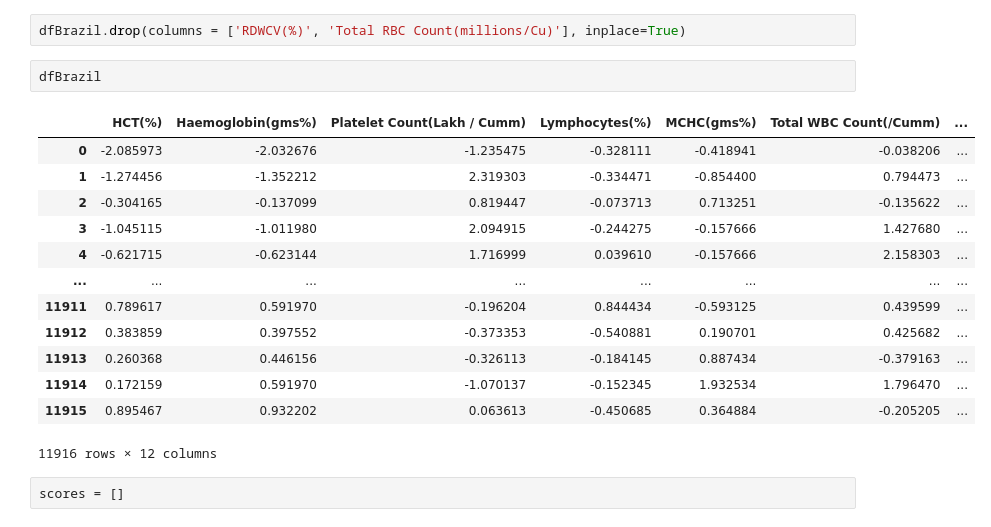
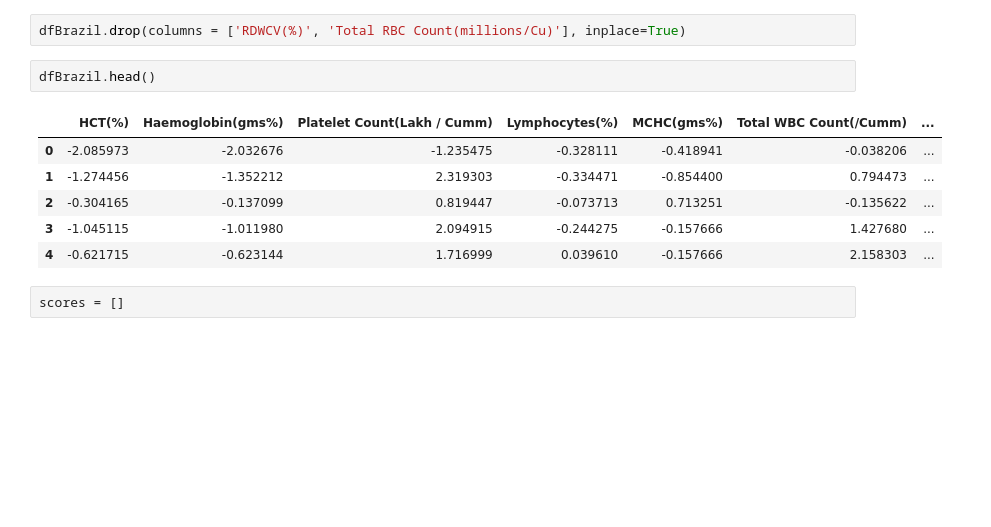
Before and after one commit to debashreebanerjee/COVIPRED-INDIAN, a Jupyter notebook: Codes/Brazil.ipynb, the cells around one changed output. Cells and saved outputs as stored; diff of their text form; blank space fills up the shorter version.

```diff
--- a/Codes/Brazil.ipynb
+++ b/Codes/Brazil.ipynb
@@ -185,21 +185,14 @@ Index(['HCT(%)', 'Haemoglobin(gms%)', 'Platelet Count(Lakh / Cumm)',
 # %%
 dfBrazil.drop(columns = ['RDWCV(%)', 'Total RBC Count(millions/Cu)'], inplace=True)
 # %%
-dfBrazil
+dfBrazil.head()
 # %% [output]
 |  | HCT(%) | Haemoglobin(gms%) | Platelet Count(Lakh / Cumm) | Lymphocytes(%) | MCHC(gms%) | Total WBC Count(/Cumm) | ... |
 | 0 | -2.085973 | -2.032676 | -1.235475 | -0.328111 | -0.418941 | -0.038206 | ... |
 | 1 | -1.274456 | -1.352212 | 2.319303 | -0.334471 | -0.854400 | 0.794473 | ... |
 | 2 | -0.304165 | -0.137099 | 0.819447 | -0.073713 | 0.713251 | -0.135622 | ... |
 | 3 | -1.045115 | -1.011980 | 2.094915 | -0.244275 | -0.157666 | 1.427680 | ... |
 | 4 | -0.621715 | -0.623144 | 1.716999 | 0.039610 | -0.157666 | 2.158303 | ... |
-| ... | ... | ... | ... | ... | ... | ... | ... |
-| 11911 | 0.789617 | 0.591970 | -0.196204 | 0.844434 | -0.593125 | 0.439599 | ... |
-| 11912 | 0.383859 | 0.397552 | -0.373353 | -0.540881 | 0.190701 | 0.425682 | ... |
-| 11913 | 0.260368 | 0.446156 | -0.326113 | -0.184145 | 0.887434 | -0.379163 | ... |
-| 11914 | 0.172159 | 0.591970 | -1.070137 | -0.152345 | 1.932534 | 1.796470 | ... |
-| 11915 | 0.895467 | 0.932202 | 0.063613 | -0.450685 | 0.364884 | -0.205205 | ... |
-11916 rows × 12 columns
 # %%
 scores = []
 # %%
```
